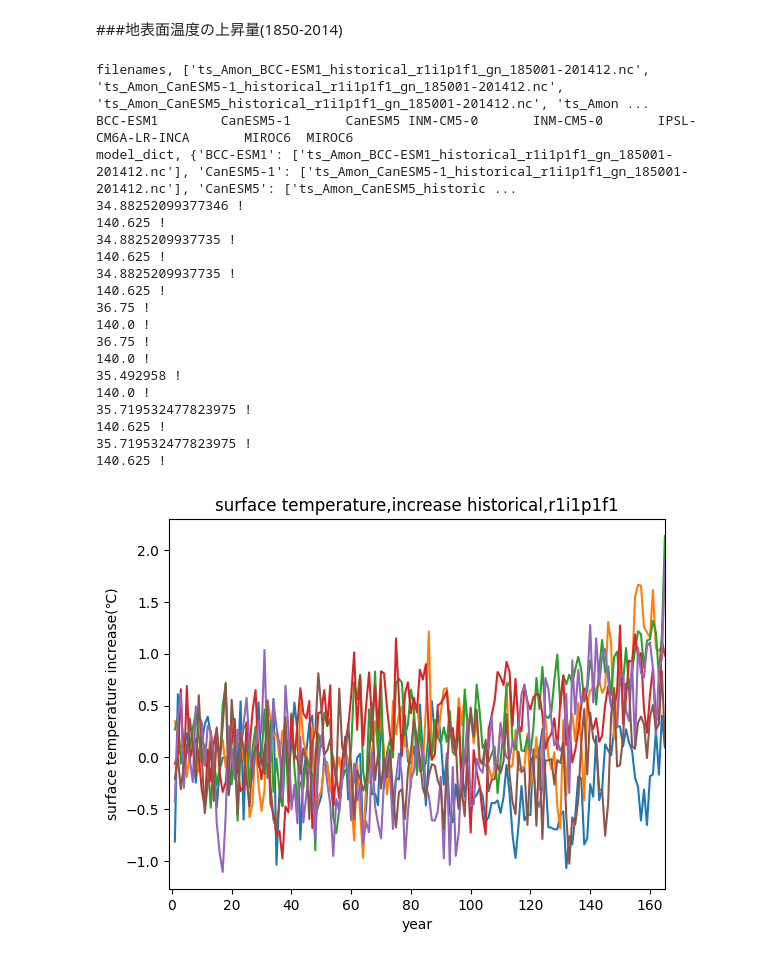
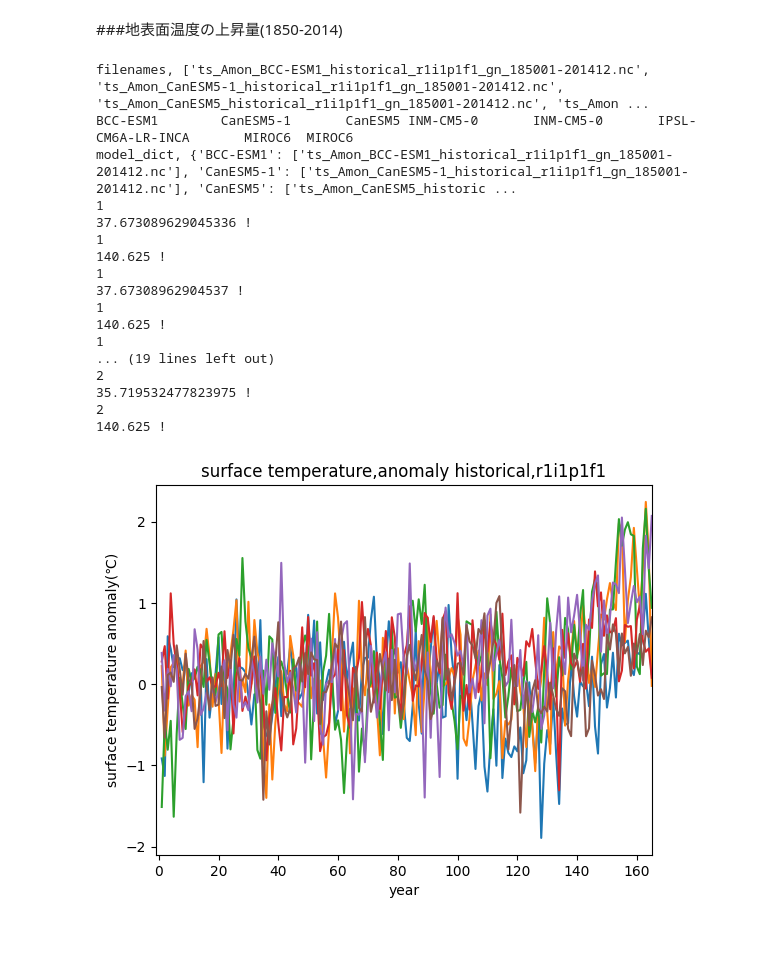
Before and after one commit to hamegg320/MMEs, a Jupyter notebook: surface_temperature_MME.ipynb, the cells around one changed output. Saved outputs shown, nothing was run; the diff lists cells and outputs as text; code cells hidden in the pictures.

```diff
--- a/surface_temperature_MME.ipynb
+++ b/surface_temperature_MME.ipynb
@@ -426,31 +457,48 @@ for model_name, files in model_dict.items(): #ディレクトリ内をループ
 
 ##################追加コード########################
     ###東京の場合　北緯36度、東経140度
+    point_lat_st=35.7 #陸地の範囲
+    point_lat_gl=37.8
     point_lat=36
+    point_lon_st=138.8
+    point_lon_gl=140.68
     point_lon=140
-    point_lon=point_lon+180
+
+    #point_lon=point_lon+180
     new_lat=0
     new_lon=0
+    count_lat=0
+    count_lon=0
+
 
     for y in range(len(lat)):
-      if  lat[y] > (point_lat-2) and lat[y] < (point_lat+2):
-        if (point_lat - lat[y])**2 > (point_lat - lat[new_lat])**2 :
-          new_lat=new_lat
-        else:
-          new_lat=y
-      # print(new_lat)
+      if  lat[y] >= (point_lat_st) and lat[y] <= (point_lat_gl):
+          count_lat+=1
+          #print(lat[y])
+          if count_lat > 1:
+            if (point_lat - lat[y])**2 > (point_lat - lat[new_lat])**2 :
+              new_lat=new_lat
+            else:
+              new_lat=y
+          else:
+            new_lat=y
+
+    print(count_lat)
     print(lat[new_lat],"!") #北緯35.492958
 
     for x in range(len(lon)):
-      if  lon[x] > (point_lon-1) and lon[x] < (point_lon+1):
-          if (point_lon - lon[x])**2 > (point_lon - lon[new_lon])**2 :
-            new_lon=new_lon
+      if  lon[x] >= (point_lon_st) and lon[x] <= (point_lon_gl):    #print(lat[y])
+          count_lon+=1
+          if count_lon >1:
+            if (point_lon - lon[x])**2 > (point_lon - lat[new_lon])**2 :
+              new_lon=new_lon
+            else:
+              new_lon=x
           else:
             new_lon=x
-        #print(lon[x]-180,"$") #東経140
-      else:
-        pass
-    print(lon[new_lon]-180,"!")
+
+    print(count_lon)
+    print(lon[new_lon],"!")
 
     for i in range(run_time):
       if len(ds['ts'].dimensions) > 1: #dsのdimensionが1つ以上
@@ -484,49 +532,47 @@ for model_name, files in model_dict.items(): #ディレクトリ内をループ
   ave = 0
   count = 0
 
   for i in range(len(sum_surface)):
     sum += sum_surface[i]
     count += 1
 
     if count % 12 == 0:
       ave = sum / 12
       tp_increase = ave - fif_ave
       tp_increase_map.append(tp_increase)
 
       sum = 0
 
   for i in range(len(tp_increase_map)):
     year_map.append(i+1)
 
   #plt.figure(figsize=(6, 6)
   plt.plot(year_map,tp_increase_map)
 #plt.ylim(9.0,15.5)
 plt.xlim(-1,165)
-plt.ylabel('surface temperature increase(℃)')
-plt.title(f'surface temperature,increase historical,{ensemble}')
+plt.ylabel('surface temperature anomaly(℃)')
+plt.title(f'surface temperature,anomaly historical,{ensemble}')
 plt.xlabel('year')
 plt.show()
 # %% [output]
 filenames, ['ts_Amon_BCC-ESM1_historical_r1i1p1f1_gn_185001-201412.nc', 'ts_Amon_CanESM5-1_historical_r1i1p1f1_gn_185001-201412.nc', 'ts_Amon_CanESM5_historical_r1i1p1f1_gn_185001-201412.nc', 'ts_Amon ...
 BCC-ESM1        CanESM5-1       CanESM5 INM-CM5-0       INM-CM5-0       IPSL-CM6A-LR-INCA       MIROC6  MIROC6
 model_dict, {'BCC-ESM1': ['ts_Amon_BCC-ESM1_historical_r1i1p1f1_gn_185001-201412.nc'], 'CanESM5-1': ['ts_Amon_CanESM5-1_historical_r1i1p1f1_gn_185001-201412.nc'], 'CanESM5': ['ts_Amon_CanESM5_historic ...
-34.88252099377346 !
+1
+37.673089629045336 !
+1
 140.625 !
-34.8825209937735 !
+1
+37.67308962904537 !
+1
 140.625 !
-34.8825209937735 !
+1
+... (19 lines left out)
+2
+35.719532477823975 !
+2
 140.625 !
-36.75 !
-140.0 !
-36.75 !
-140.0 !
-35.492958 !
-140.0 !
-35.719532477823975 !
-140.625 !
-35.719532477823975 !
-140.625 !
-[figure, old version]
+[figure, new version]
 # %%
 ### Import modules
 import os
```
Also changed, not shown: parts of 2 cells of this notebook.
